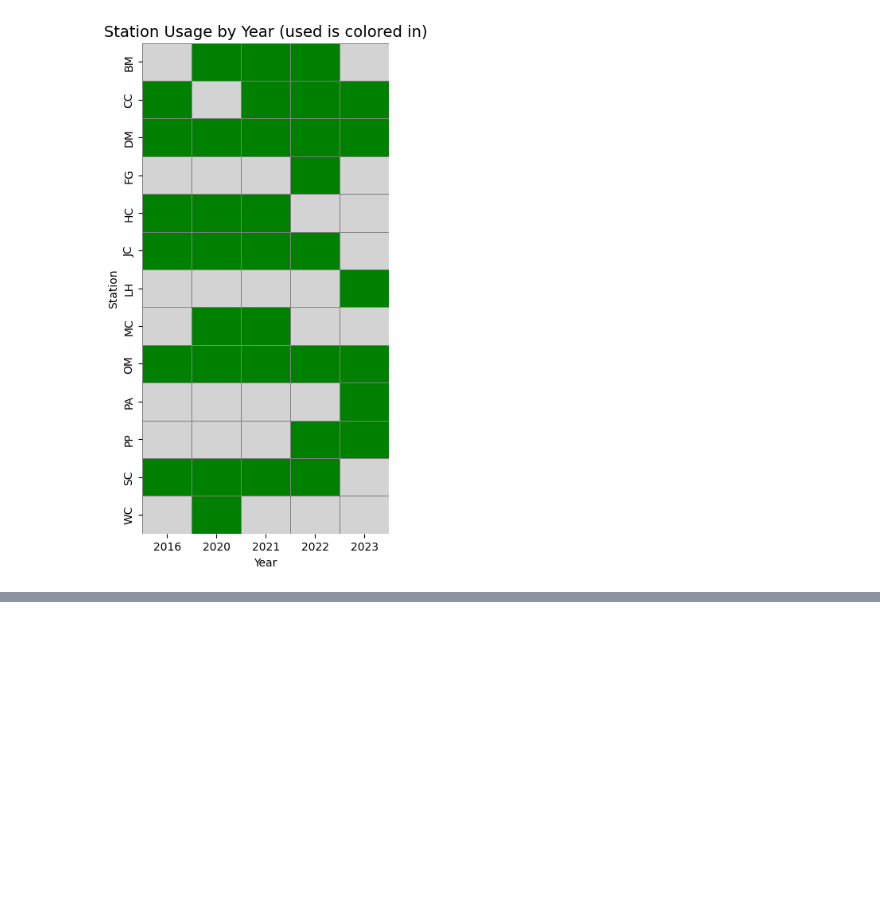
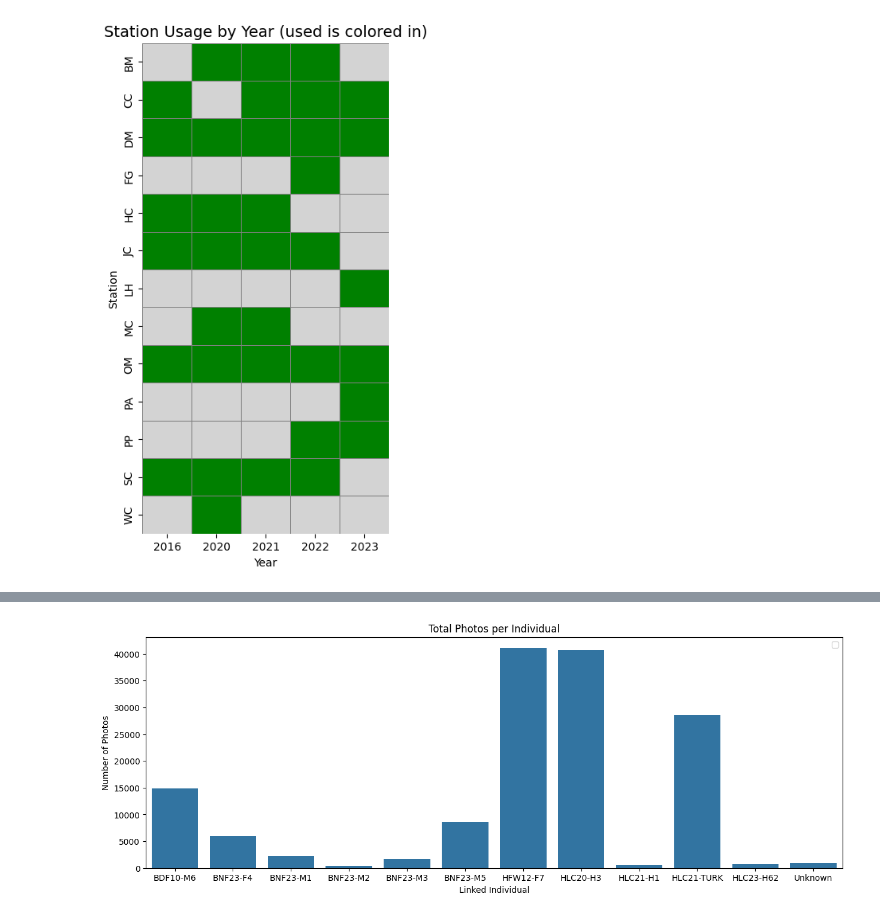
Before and after one commit to bw123111/MLcourse2025, a Jupyter notebook: assignments/Assignment_1.ipynb, the cells around one changed output, grey strips where cells are left out. Saved outputs shown, nothing was run; the diff lists cells and outputs as text; code cells hidden in the pictures; blank space fills up the shorter version.

```diff
--- a/assignments/Assignment_1.ipynb
+++ b/assignments/Assignment_1.ipynb
@@ -871,0 +941,18 @@ To find natal wolverine dens, we will need to focus on high-detection stations w
+# %%
+# ---------- Number of photos -----------------
+# group data for plotting individual wolverines' total photos by year
+dur_indiv_yr = data.groupby(["Linked Individual"])["No. photos"].sum().reset_index(name="nphotos")
+
+# plot details
+plt.figure(figsize=(15,5))
+sns.barplot(data=dur_indiv_yr,
+            x="Linked Individual",
+            y="nphotos",
+            dodge=True,
+            )
+plt.title("Total Photos per Individual")
+plt.ylabel("Number of Photos")
+plt.legend()
+plt.show()
+# %% [output]
+[figure, added]
```
Also changed, not shown: parts of 18 cells of this notebook.
